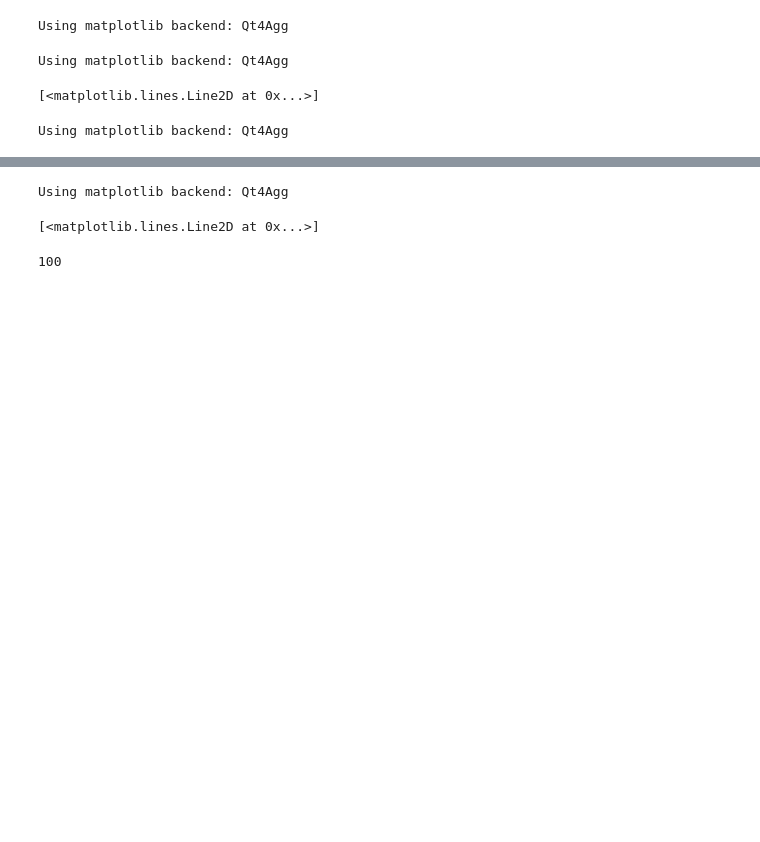
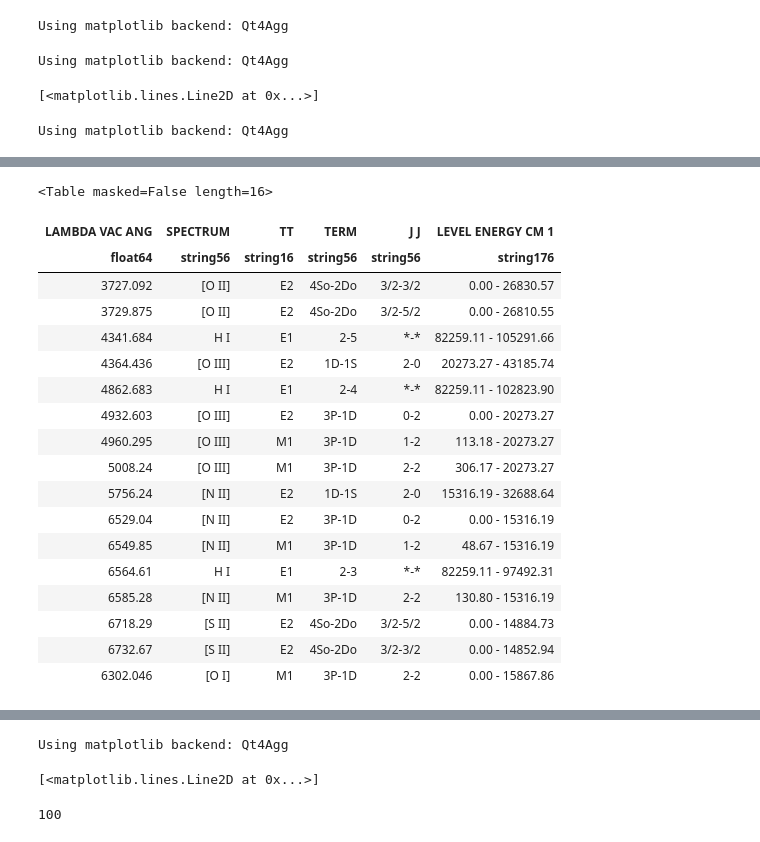
Before and after one commit to aframosp/SpecData, a Jupyter notebook: SpecData.ipynb, the cells around one changed output, grey strips where cells are left out. Saved outputs shown, nothing was run; the diff lists cells and outputs as text; code cells hidden in the pictures; blank space fills up the shorter version.

```diff
--- a/SpecData.ipynb
+++ b/SpecData.ipynb
@@ -470,3 +381,26 @@ theorFlux = theorFlux*np.max(Spectra[jj])
 #plt.plot(Lambda[jj], theorFlux)
 plt.plot(Lambda[jj],Spectra[jj], lw=0.5, c = 'k', label='Spectra')
 plt.plot(Lambda[jj],SpectraCont[jj], lw=2, c = 'g', label='Spectra')
+# %%
+ListaLineas=Table.read('LinesAll.txt', format='ascii')
+ListaLineas
+# %% [output]
+<Table masked=False length=16>
+| LAMBDA VAC ANG | SPECTRUM | TT | TERM | J J | LEVEL ENERGY CM 1 |
+| float64 | string56 | string16 | string56 | string56 | string176 |
+| 3727.092 | [O II] | E2 | 4So-2Do | 3/2-3/2 | 0.00 - 26830.57 |
+| 3729.875 | [O II] | E2 | 4So-2Do | 3/2-5/2 | 0.00 - 26810.55 |
+| 4341.684 | H I | E1 | 2-5 | *-* | 82259.11 - 105291.66 |
+| 4364.436 | [O III] | E2 | 1D-1S | 2-0 | 20273.27 - 43185.74 |
+| 4862.683 | H I | E1 | 2-4 | *-* | 82259.11 - 102823.90 |
+| 4932.603 | [O III] | E2 | 3P-1D | 0-2 | 0.00 - 20273.27 |
+| 4960.295 | [O III] | M1 | 3P-1D | 1-2 | 113.18 - 20273.27 |
+| 5008.24 | [O III] | M1 | 3P-1D | 2-2 | 306.17 - 20273.27 |
+| 5756.24 | [N II] | E2 | 1D-1S | 2-0 | 15316.19 - 32688.64 |
+| 6529.04 | [N II] | E2 | 3P-1D | 0-2 | 0.00 - 15316.19 |
+| 6549.85 | [N II] | M1 | 3P-1D | 1-2 | 48.67 - 15316.19 |
+| 6564.61 | H I | E1 | 2-3 | *-* | 82259.11 - 97492.31 |
+| 6585.28 | [N II] | M1 | 3P-1D | 2-2 | 130.80 - 15316.19 |
+| 6718.29 | [S II] | E2 | 4So-2Do | 3/2-5/2 | 0.00 - 14884.73 |
+| 6732.67 | [S II] | E2 | 4So-2Do | 3/2-3/2 | 0.00 - 14852.94 |
+| 6302.046 | [O I] | M1 | 3P-1D | 2-2 | 0.00 - 15867.86 |
```
Also changed, not shown: parts of 21 cells of this notebook, 4 other files.
